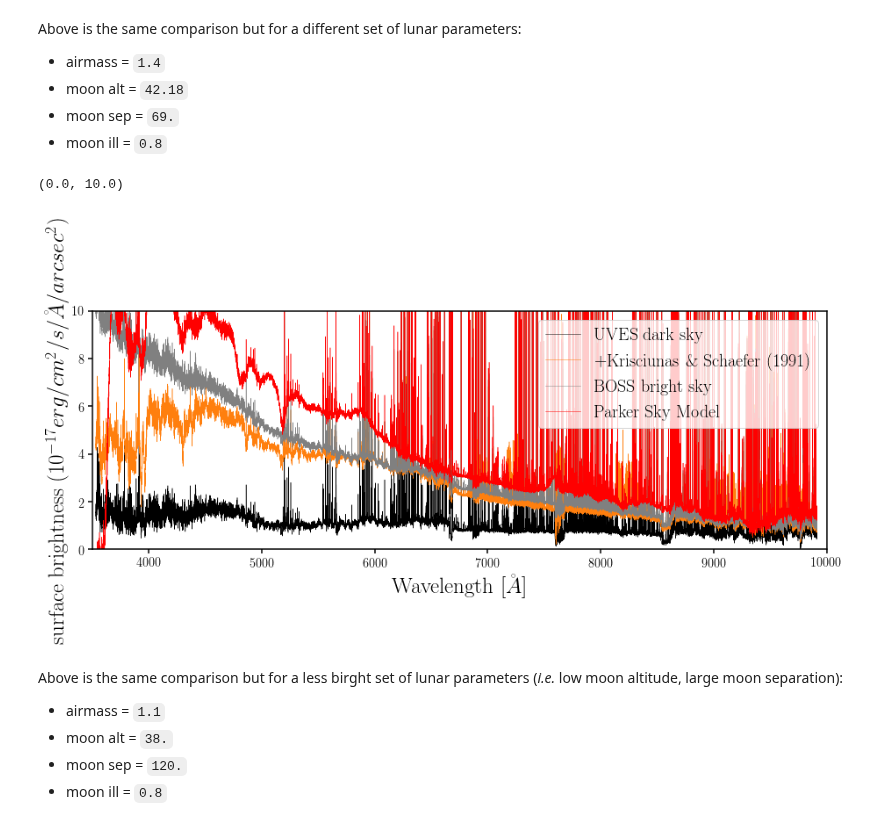
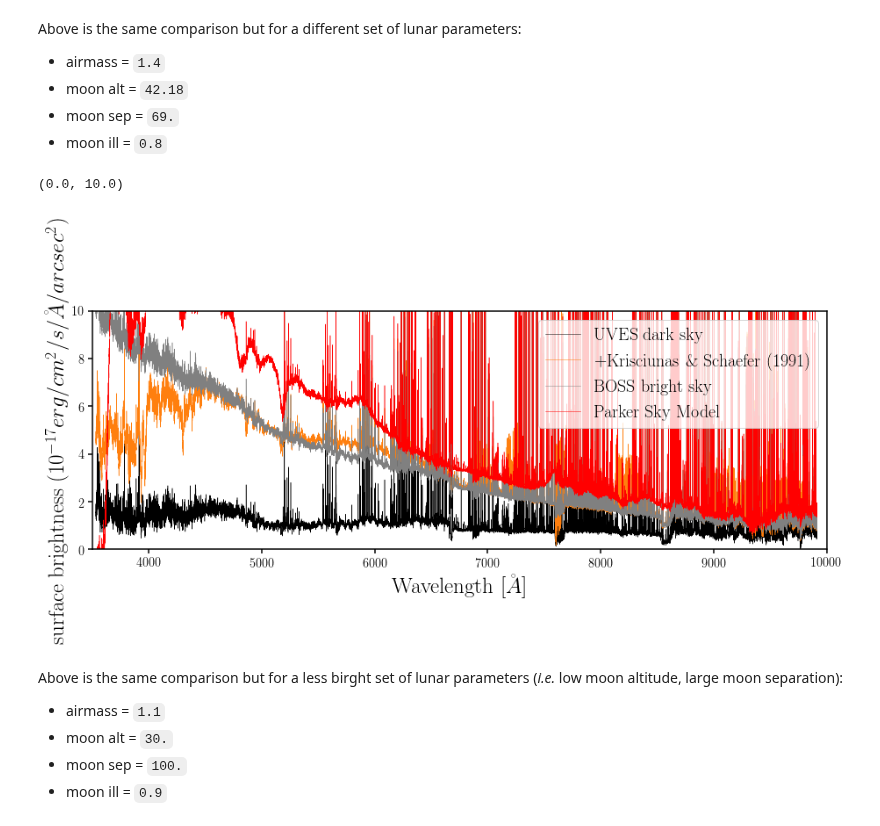
Before and after one commit to desi-bgs/feasiBGS, a Jupyter notebook: notebook/local_skymodel_new.ipynb, the cells around one changed output. Saved outputs shown, nothing was run; the diff lists cells and outputs as text; code cells hidden in the pictures.

```diff
--- a/notebook/local_skymodel_new.ipynb
+++ b/notebook/local_skymodel_new.ipynb
@@ -189,38 +205,38 @@ Above is the same comparison but for a different set of lunar parameters:
 # %%
 desi = FM.SimulatorHacked(config, num_fibers=1, camera_output=True)
 airmass = 1.1
-alt = 38.
-sep = 120.
-ill = 0.8
+alt = 30.
+sep = 100.
+ill = 0.9
 desi.atmosphere.airmass = airmass
 desi.atmosphere.moon.moon_phase = np.arccos(2.*ill - 1)/np.pi #moon_phase/np.pi #np.arccos(2*moonfrac-1)/np.pi
 desi.atmosphere.moon.moon_zenith = (90. - alt) * u.deg
 desi.atmosphere.moon.separation_angle = sep * u.deg
 
 theta_sky = (airmass, 30., 10., 180., 4.86761390e+09, -25., 150., np.arccos(2.*ill - 1), ill, sep, alt)
 sky_obj = Sky.skySpec_manual(*theta_sky)
 fig = plt.figure(figsize=(15,5))
 sub = fig.add_subplot(111)
 sub.plot(waves, surface_brightness_dict['dark'],
          c='k', lw=0.5, label='UVES dark sky')
 sub.plot(waves, surface_brightness_dict['dark'] + desi.atmosphere.moon.surface_brightness,
          c='C1', lw=0.5, label=r'+Krisciunas $\&$ Schaefer (1991)')
 sub.plot(waves, fakedesi._skySurfBright(waves, cond='bright'),
          c='gray', lw=0.5, label='BOSS bright sky')
 sub.plot(waves, sky_obj.surface_brightness(waves),
          c='r', lw=0.5, label=r'Parker Sky Model')
 sub.legend(loc='upper right', fontsize=20, frameon=True)
 sub.set_xlabel(r'Wavelength [$\AA$]', fontsize=25)
 sub.set_xlim([3500., 1.e4])
 sub.set_ylabel(r"surface brightness ($10^{-17} erg/cm^{2}/s/\AA/arcsec^2$)", fontsize=25)
 sub.set_ylim([0., 10.])
 # %% [output]
 (0.0, 10.0)
-[figure, old version]
+[figure, new version]
 # %% [markdown]
 Above is the same comparison but for a less birght set of lunar parameters (_i.e._ low moon altitude, large moon separation):
 - airmass = `1.1`
-- moon alt = `38.`
-- moon sep = `120.`
-- moon ill = `0.8`
+- moon alt = `30.`
+- moon sep = `100.`
+- moon ill = `0.9`
 # %%
```
Also changed, not shown: parts of 5 cells of this notebook, 3 other files.
